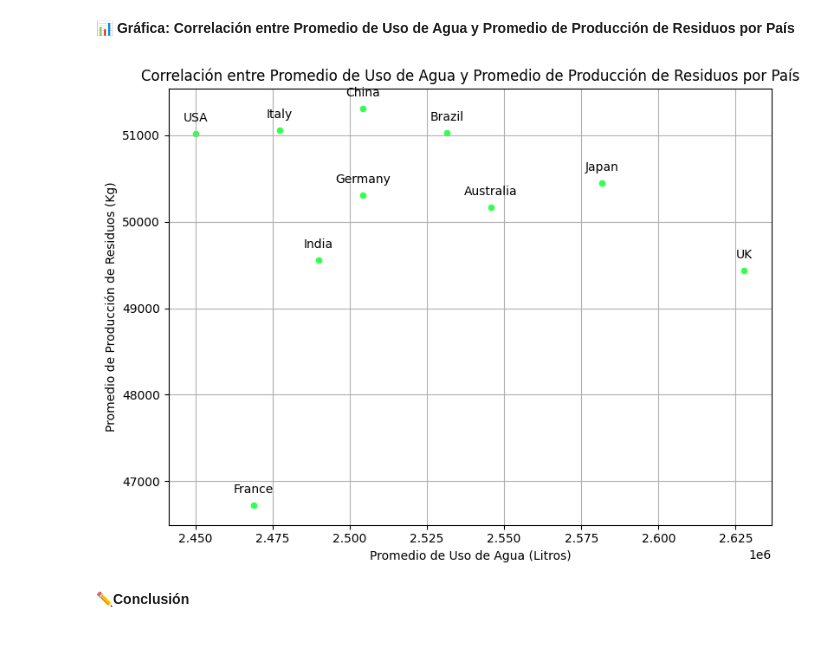
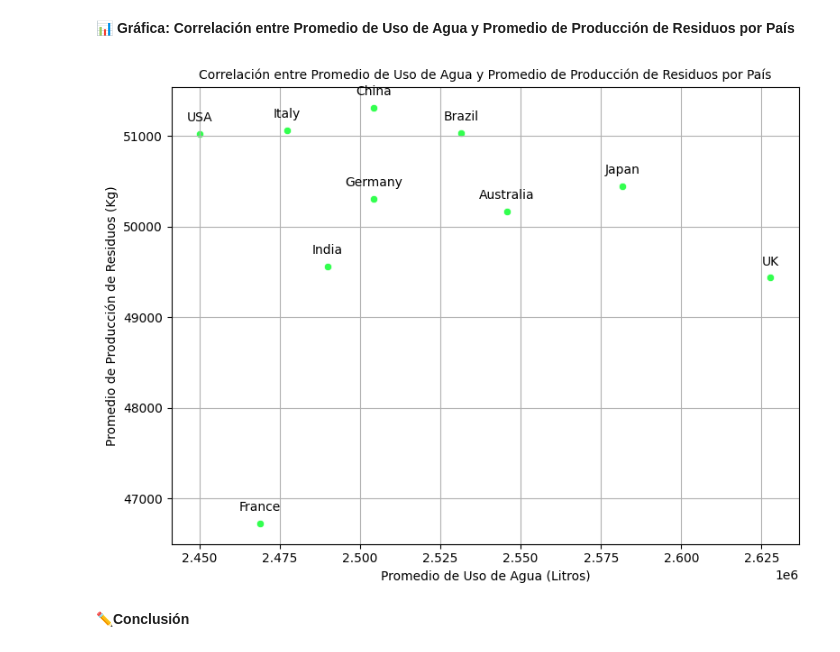
Before and after one commit to yoai13/EDA_SOSTENIBILIDAD_INDUSTRIA_TEXTIL, a Jupyter notebook: notebook/memoria_ industria_textill_sostenible.ipynb, the cells around one changed output. Saved outputs shown, nothing was run; the diff lists cells and outputs as text; code cells hidden in the pictures.

```diff
--- a/notebook/memoria_ industria_textill_sostenible.ipynb
+++ b/notebook/memoria_ industria_textill_sostenible.ipynb
@@ -568,16 +568,16 @@ plt.savefig("../images/carbono_waste.jpg")
 # %%
 plt.figure(figsize=(8, 6))
 sns.scatterplot(x='Water_Usage_Liters', y='Waste_Production_KG', data=promedio_impacto_por_pais, color="#33ff4f")
 for i, row in promedio_impacto_por_pais.iterrows():
     plt.annotate(i, (row['Water_Usage_Liters'], row['Waste_Production_KG']), textcoords="offset points", xytext=(0,10), ha='center')
-plt.title('Correlación entre Promedio de Uso de Agua y Promedio de Producción de Residuos por País')
+plt.title('Correlación entre Promedio de Uso de Agua y Promedio de Producción de Residuos por País', fontsize=10)
 plt.xlabel('Promedio de Uso de Agua (Litros)')
 plt.ylabel('Promedio de Producción de Residuos (Kg)')
 plt.grid(True)
 plt.tight_layout()
 plt.savefig("../images/water_waste.jpg")
 # %% [output]
-[figure, old version]
+[figure, new version]
 # %% [markdown]
 ✏️**Conclusión**
 # %% [markdown]
```
Also changed, not shown: parts of 12 cells of this notebook, 10 other files.
